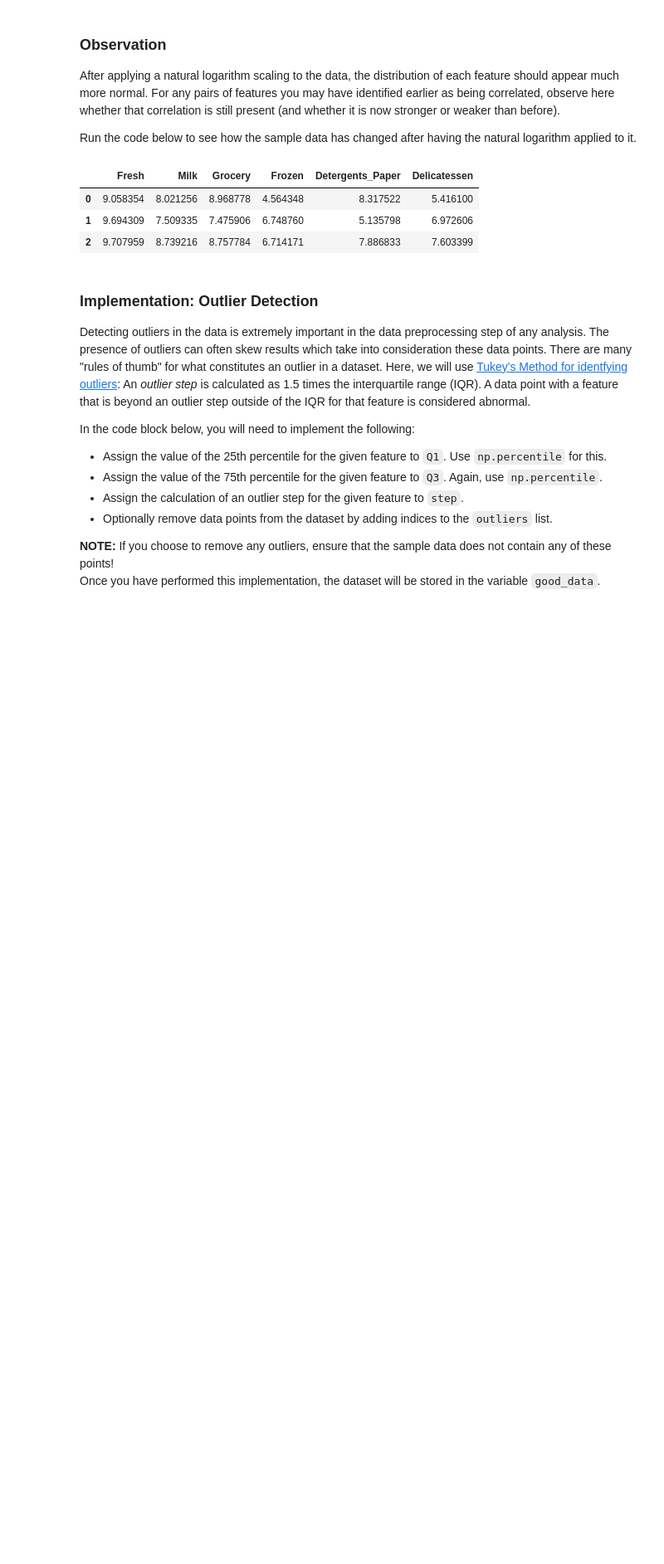
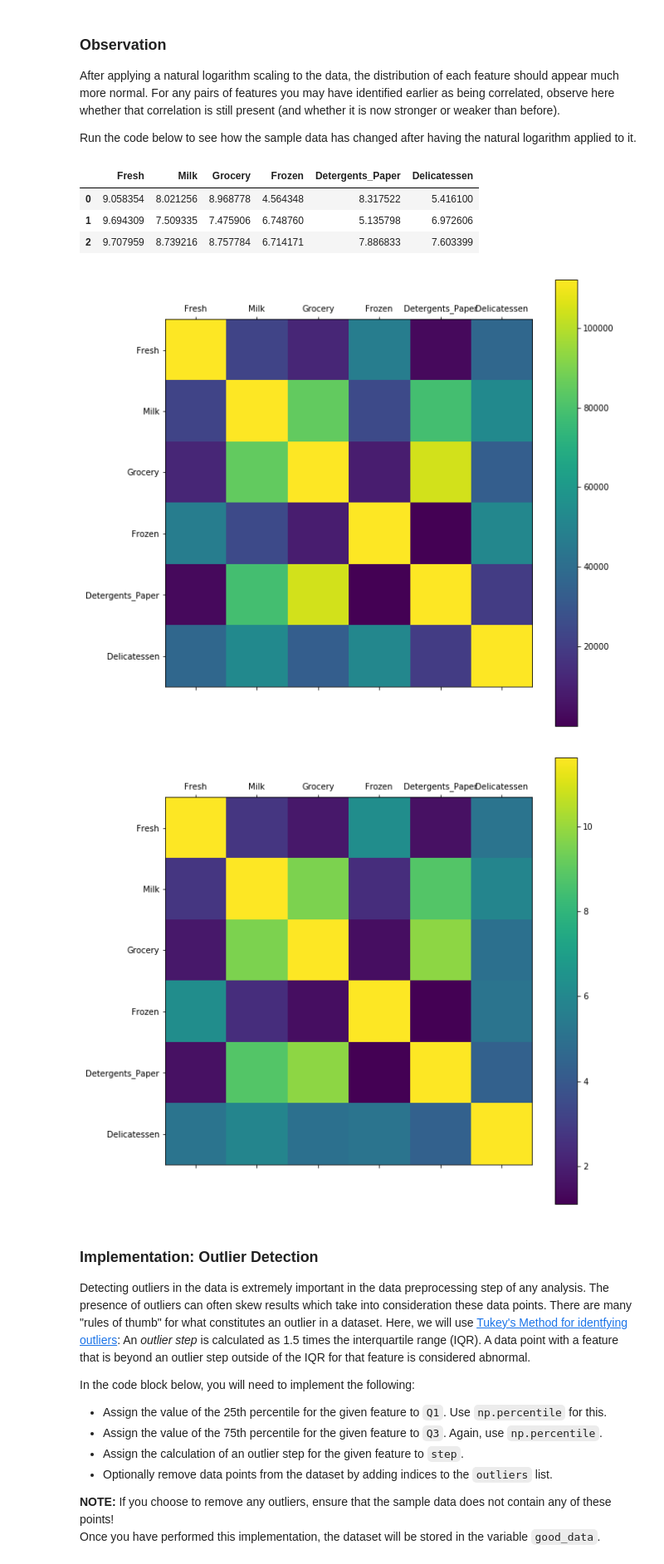
Before and after one commit to AhmedMahmoudRizk/Machine-Learning-Nanodegree, a Jupyter notebook: projects/customer_segments/customer_segments.ipynb, the cells around one changed output. Shown: that part at 83% size. Saved outputs shown, nothing was run; the diff lists cells and outputs as text; code cells hidden in the pictures; blank space fills up the shorter version.

```diff
--- a/projects/customer_segments/customer_segments.ipynb
+++ b/projects/customer_segments/customer_segments.ipynb
@@ -267,6 +271,12 @@ display(log_samples)
 | 0 | 9.058354 | 8.021256 | 8.968778 | 4.564348 | 8.317522 | 5.416100 |
 | 1 | 9.694309 | 7.509335 | 7.475906 | 6.748760 | 5.135798 | 6.972606 |
 | 2 | 9.707959 | 8.739216 | 8.757784 | 6.714171 | 7.886833 | 7.603399 |
+# %%
+plot_corr(data)
+plot_corr(log_data)
+# %% [output]
+[figure, added]
+[figure, added]
 # %% [markdown]
 ### Implementation: Outlier Detection
 Detecting outliers in the data is extremely important in the data preprocessing step of any analysis. The presence of outliers can often skew results which take into consideration these data points. There are many "rules of thumb" for what constitutes an outlier in a dataset. Here, we will use [Tukey's Method for identfying outliers](http://datapigtechnologies.com/blog/index.php/highlighting-outliers-in-your-data-with-the-tukey-method/): An *outlier step* is calculated as 1.5 times the interquartile range (IQR). A data point with a feature that is beyond an outlier step outside of the IQR for that feature is considered abnormal.
```
Also changed, not shown: parts of 3 cells of this notebook.
